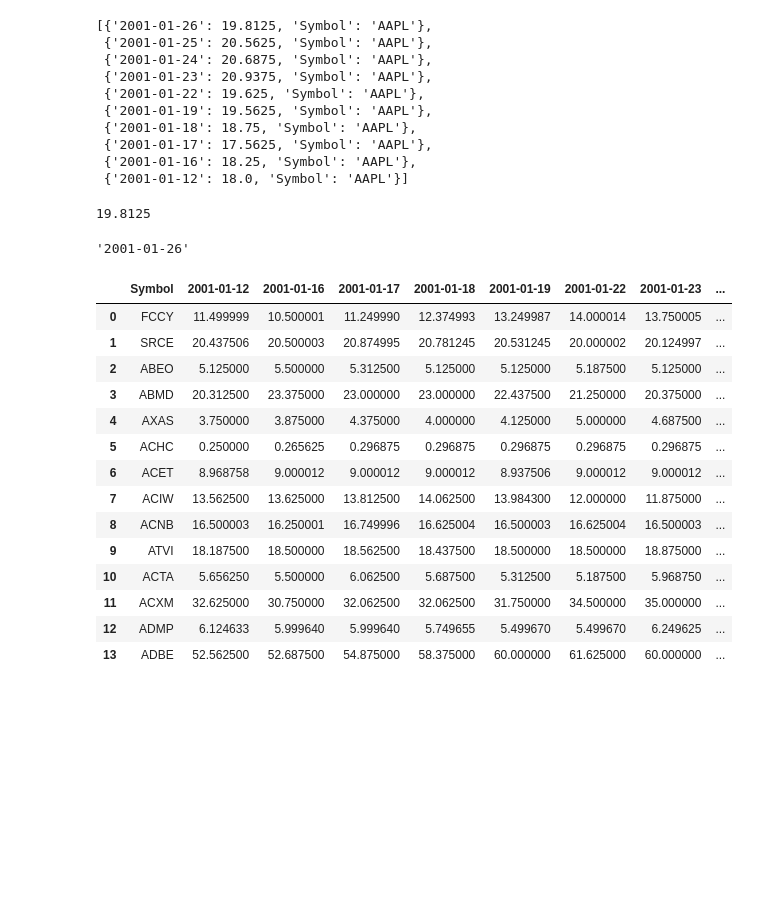
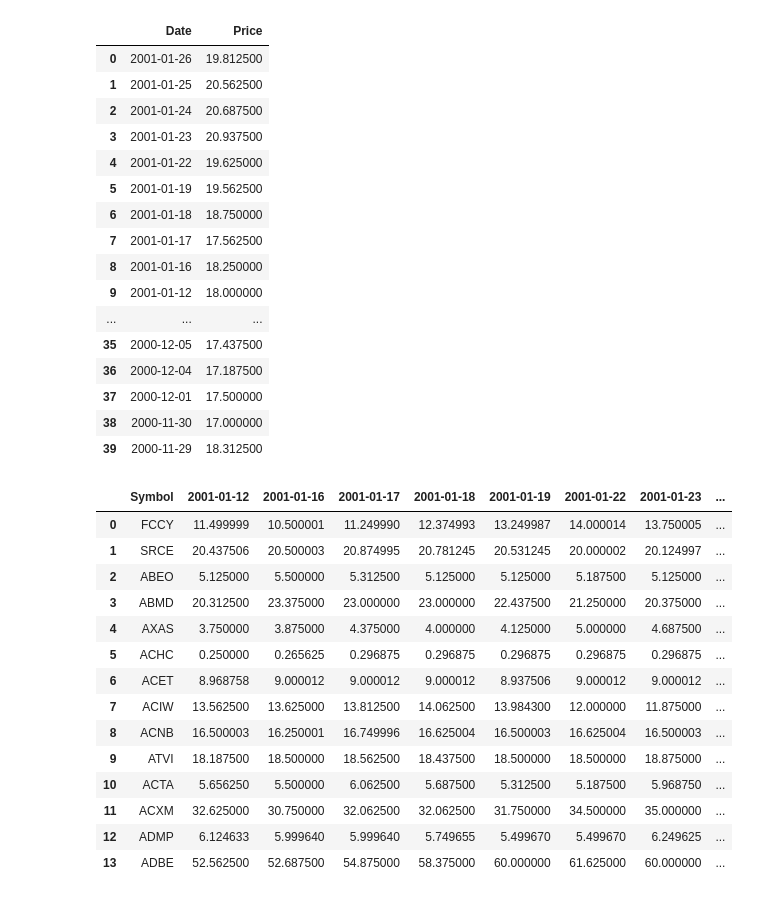
Before and after one commit to weiwang0531/stock-index, a Jupyter notebook: Project.ipynb, the cells around one changed output. Saved outputs shown, nothing was run; the diff lists cells and outputs as text; code cells hidden in the pictures; blank space fills up the shorter version.

```diff
--- a/Project.ipynb
+++ b/Project.ipynb
@@ -58,26 +61,16 @@ c = comp.get_historical('2000-11-03', '2001-01-28')
 # %%
+
 report = []
-for i in range(0,10):
-        dat = {'Symbol':c[i]['Symbol'],c[i]['Date']:float(c[i]['High'])}
-        report.append(dat)
+date=[]
+price=[]
+for i in range(0,40):
+    date.append(pd.to_datetime(c[i]["Date"]))
+    price.append(float(c[i]["High"]))
+
+
+datef = pd.DataFrame(date)
+pricef = pd.DataFrame(price)
+
 #        df = pd.DataFrame(report)
 #        df = df.replace(np.nan, 0).groupby('Symbol').sum().reset_index()
-datekey = report[0].keys()[1]
 #df
-# %%
-report
-# %% [output]
-[{'2001-01-26': 19.8125, 'Symbol': 'AAPL'},
- {'2001-01-25': 20.5625, 'Symbol': 'AAPL'},
- {'2001-01-24': 20.6875, 'Symbol': 'AAPL'},
- {'2001-01-23': 20.9375, 'Symbol': 'AAPL'},
- {'2001-01-22': 19.625, 'Symbol': 'AAPL'},
- {'2001-01-19': 19.5625, 'Symbol': 'AAPL'},
- {'2001-01-18': 18.75, 'Symbol': 'AAPL'},
- {'2001-01-17': 17.5625, 'Symbol': 'AAPL'},
- {'2001-01-16': 18.25, 'Symbol': 'AAPL'},
- {'2001-01-12': 18.0, 'Symbol': 'AAPL'}]
-# %%
-report[0][datekey]
-# %% [output]
-19.8125
@@ -86,7 +77,25 @@ dat = {'Symbol':c[1]['Symbol'],c[1]['Date']:float(c[1]['High'])}
-# %%
-datekey
-# %% [output]
-'2001-01-26'
+# %%
+table1 = pd.concat([datef,pricef],axis = 1)
+table1.columns = ['Date', 'Price']
+table1
+# %% [output]
+|  | Date | Price |
+| 0 | 2001-01-26 | 19.812500 |
+| 1 | 2001-01-25 | 20.562500 |
+| 2 | 2001-01-24 | 20.687500 |
+| 3 | 2001-01-23 | 20.937500 |
+| 4 | 2001-01-22 | 19.625000 |
+| 5 | 2001-01-19 | 19.562500 |
+| 6 | 2001-01-18 | 18.750000 |
+| 7 | 2001-01-17 | 17.562500 |
+| 8 | 2001-01-16 | 18.250000 |
+| 9 | 2001-01-12 | 18.000000 |
+| ... | ... | ... |
+| 35 | 2000-12-05 | 17.437500 |
+| 36 | 2000-12-04 | 17.187500 |
+| 37 | 2000-12-01 | 17.500000 |
+| 38 | 2000-11-30 | 17.000000 |
+| 39 | 2000-11-29 | 18.312500 |
 # %%
 # AUDREY
 
```
Also changed, not shown: parts of 2 cells of this notebook.
